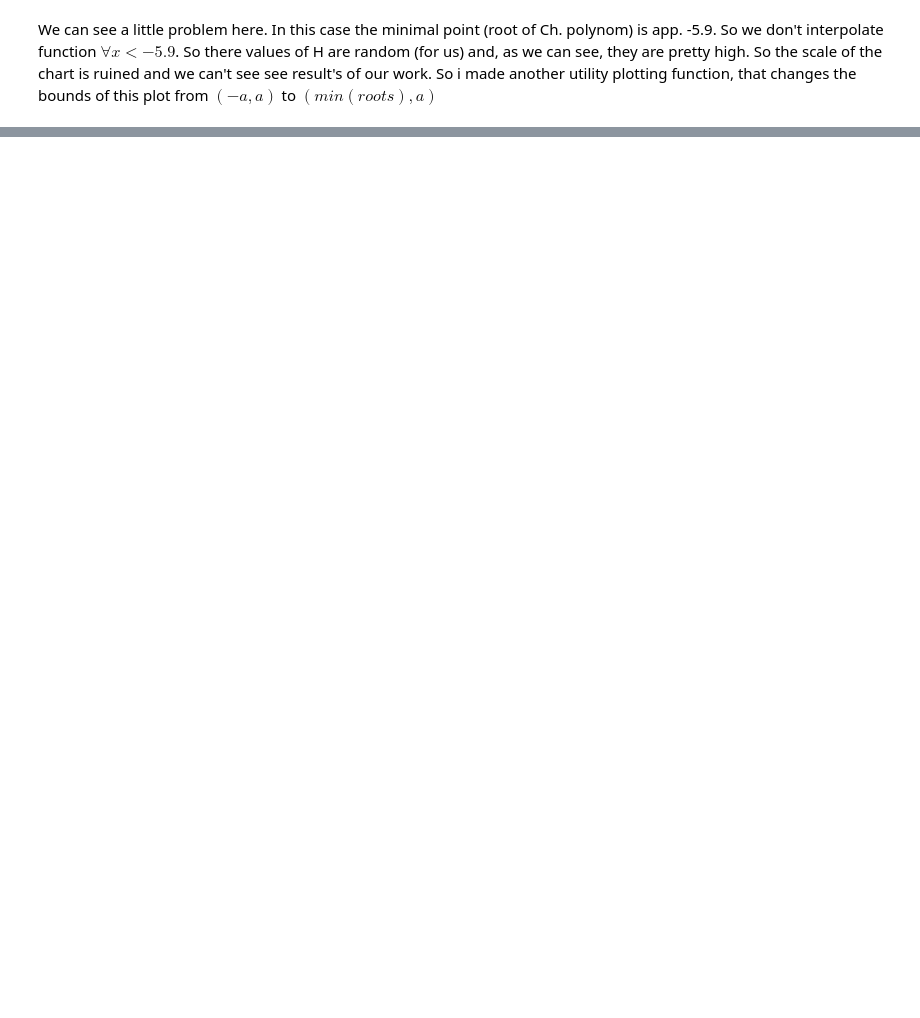
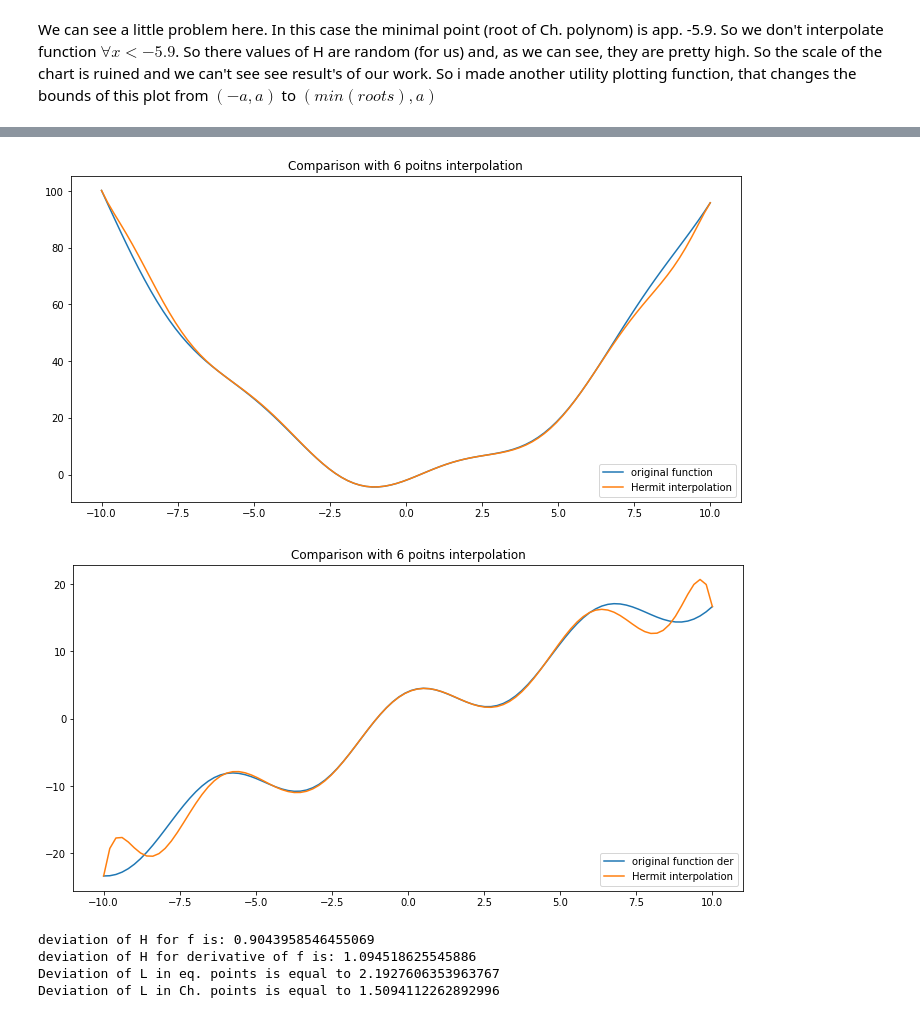
Before and after one commit to otzhora/numerical_methods-, a Jupyter notebook: sixth_task/Interpolation.ipynb, the cells around one changed output, grey strips where cells are left out. Cells and saved outputs as stored; diff of their text form; code cells hidden in the pictures; blank space fills up the shorter version.

```diff
--- a/sixth_task/Interpolation.ipynb
+++ b/sixth_task/Interpolation.ipynb
@@ -402,0 +419,10 @@ plot_h_root(a, 4)
+# %%
+def plot_h_(a, n, get_H=get_H, f=f, f_=f_, get_linspace=get_linspace,\
+              label1="original function der", label2="Hermit interpolation"):
+    h = get_H(a, n, f, f_, get_linspace)
+    plt.figure(figsize=(12, 6))
+    plt.plot(x, f_(x), label=label1)
+    plt.plot(x, calc_H_(h, x), label=label2)
+    plt.title("Comparison with {} poitns interpolation".format(n))
+    plt.legend(loc='lower right')
+    plt.show()
@@ -402,0 +433,42 @@ plot_h_root(a, 4)
+# %%
+def get_dev_h(a, n, f=f, f_=f_, get_linspace=get_linspace):
+    dev = 0
+    x = np.linspace(-a, a, 100, np.float)
+    xn = get_linspace(a, n)
+    h = get_H(a, n, f, f_, get_linspace)
+    H = lambda x: calc_H(h, x)
+    for i in range(1, 100):
+        dev = max(dev, abs(H(x[i])-f(x[i]))*(x[i]-x[i-1]))
+    return dev
+# %%
+def get_dev_h_(a, n, f=f, f_=f_, get_linspace=get_linspace):
+    dev = 0
+    x = np.linspace(-a, a, 100, np.float)
+    xn = get_linspace(a, n)
+    h = get_H(a, n, f, f_, get_linspace)
+    H = lambda x: calc_H_(h, x)
+    for i in range(1, 100):
+        dev = max(dev, abs(H(x[i])-f_(x[i]))*(x[i]-x[i-1]))
+    return dev
+# %%
+def result_h(a, n, f=f, f_=f_, get_linspace=get_linspace):
+    plot_h(a, n, f=f, f_=f_, get_linspace=get_linspace)
+    plot_h_(a, n, f=f, f_=f_, get_linspace=get_linspace)
+
+    print ("deviation of H for f is:", get_dev_h(a, n, f, f_, get_linspace))
+    print ("deviation of H for derivative of f is:", get_dev_h_(a, n, f, f_, get_linspace))
+
+    print("Deviation of L in eq. points is equal to", get_div(L_n, a, n))
+    print("Deviation of L in Ch. points is equal to", get_div(L_n, a, n, get_linspace=get_roots))
+    h = get_H(a, n, f, f_, get_linspace)
+    H = lambda x, _, __: calc_H(h, x)
+    plot_diff(L_n, H, a, n, f=f, get_lin_2 = get_roots, label2="L in Ch.", label3="Hermit int.")
+# %%
+result_h(a, 6)
+# %% [output]
+[figure, added]
+[figure, added]
+deviation of H for f is: 0.9043958546455069
+deviation of H for derivative of f is: 1.094518625545886
+Deviation of L in eq. points is equal to 2.1927606353963767
+Deviation of L in Ch. points is equal to 1.5094112262892996
```
Also changed, not shown: parts of 25 cells of this notebook.
